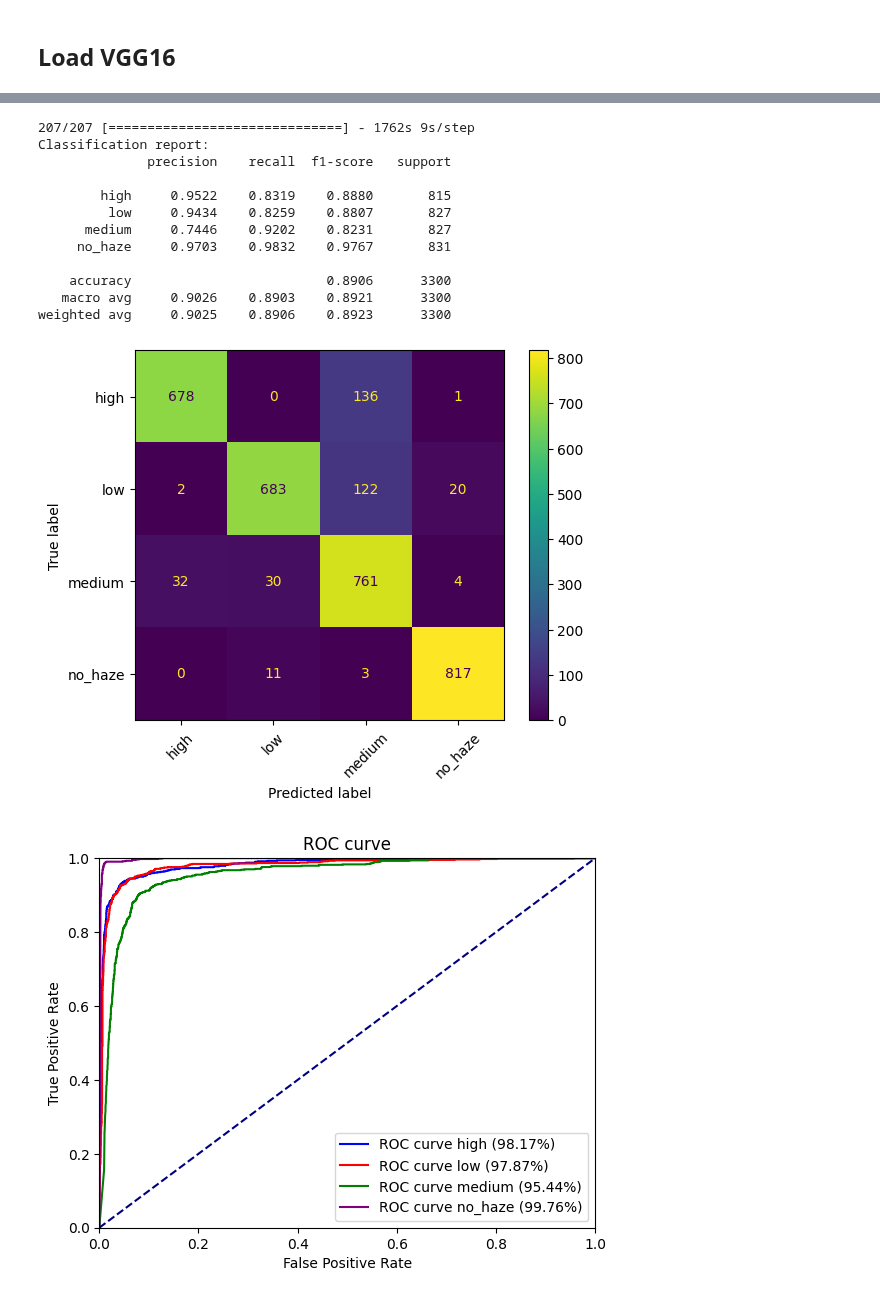
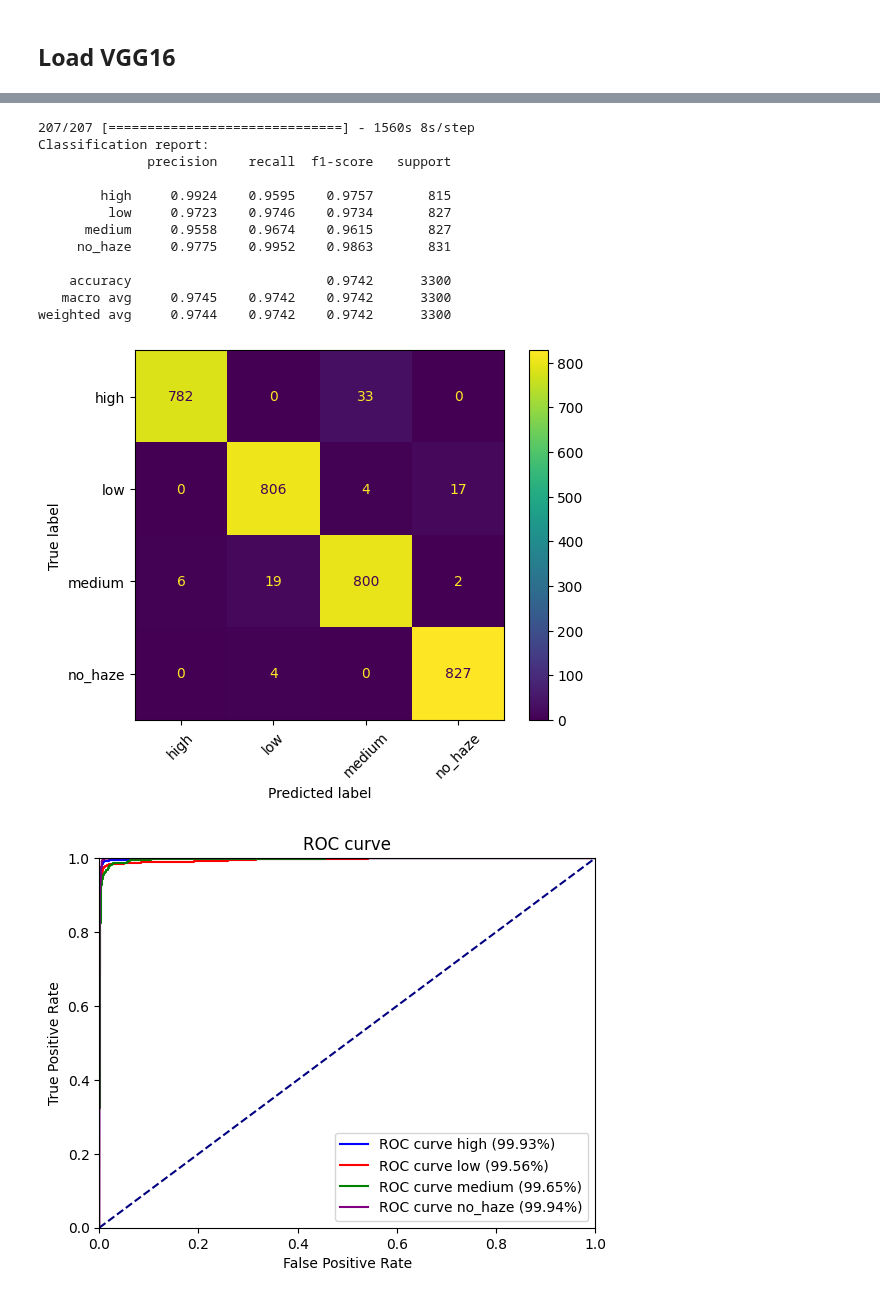
Before and after one commit to mgiorgi13/Haze-Fog-suppression, a Jupyter notebook: VGG16_Haze_Classifier.ipynb, the cells around one changed output, grey strips where cells are left out. Cells and saved outputs as stored; diff of their text form; code cells hidden in the pictures.

```diff
--- a/VGG16_Haze_Classifier.ipynb
+++ b/VGG16_Haze_Classifier.ipynb
@@ -267,7 +266,7 @@ def show_training_and_validation_performance(history,path):
 
 	plt.show()
 
-def compile_model (model, optimizer='adam', learning_rate = 0.001):
+def compile_model (model, optimizer='adam', learning_rate = 0.00001):
 	'''
 	compile_model is used to compile the current model
 	:param model: model to compile
@@ -284,7 +283,7 @@ def compile_model (model, optimizer='adam', learning_rate = 0.001):
 					metrics=['accuracy'])
 	model.summary()
 
-def run_model (model, type, model_name, epochs = 20, patience=5, monitor='val_loss'):
+def run_model (model, type, model_name, epochs = 100, patience=5, monitor='val_loss'):
 	'''
 	run_model is used to run the current mode
 	:param model: model to run
@@ -420,7 +419,10 @@ VGG16 + dense layer 128 neuron
 inputs = keras.Input(shape=(image_size, image_size, 3))
 x = base_model(inputs)
 x = layers.Flatten()(x)
-#x = layers.Dense(128, activation="relu")(x)
+x = layers.Dense(512, activation="relu")(x)
+x = layers.Dropout(0.3)(x)
+x = layers.Dense(256, activation="relu")(x)
+x = layers.Dropout(0.5)(x)
 outputs = layers.Dense(4, activation="softmax")(x) # 4 classi
 model = keras.Model(inputs=inputs, outputs=outputs)
 
@@ -461,14 +463,14 @@ Epoch 7: saving model to /content/drive/MyDrive/Haze-Fog-suppression/classifier/
-207/207 [==============================] - 1762s 9s/step
+207/207 [==============================] - 1560s 8s/step
 Classification report:
               precision    recall  f1-score   support
 
-        high     0.9522    0.8319    0.8880       815
-         low     0.9434    0.8259    0.8807       827
-      medium     0.7446    0.9202    0.8231       827
-     no_haze     0.9703    0.9832    0.9767       831
+        high     0.9924    0.9595    0.9757       815
+         low     0.9723    0.9746    0.9734       827
+      medium     0.9558    0.9674    0.9615       827
+     no_haze     0.9775    0.9952    0.9863       831
 
-    accuracy                         0.8906      3300
-   macro avg     0.9026    0.8903    0.8921      3300
-weighted avg     0.9025    0.8906    0.8923      3300
+    accuracy                         0.9742      3300
+   macro avg     0.9745    0.9742    0.9742      3300
+weighted avg     0.9744    0.9742    0.9742      3300
-[figure, old version]
+[figure, new version]
-[figure, old version]
+[figure, new version]
```
Also changed, not shown: parts of 5 cells of this notebook.
